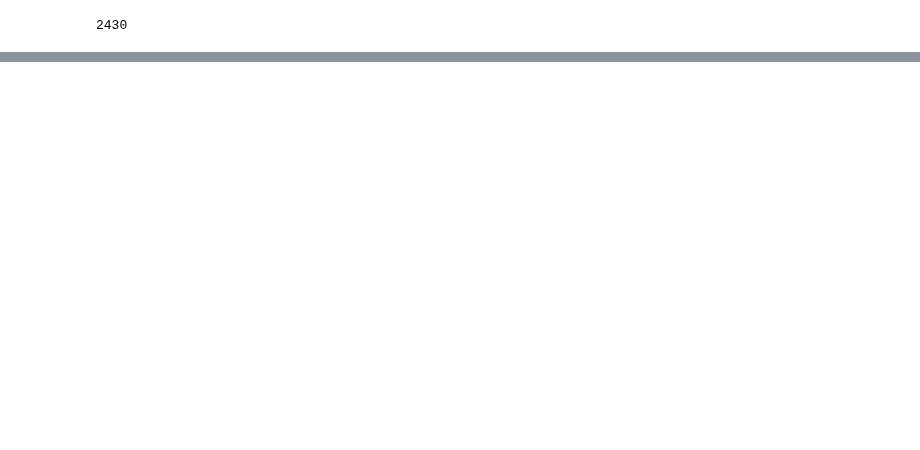
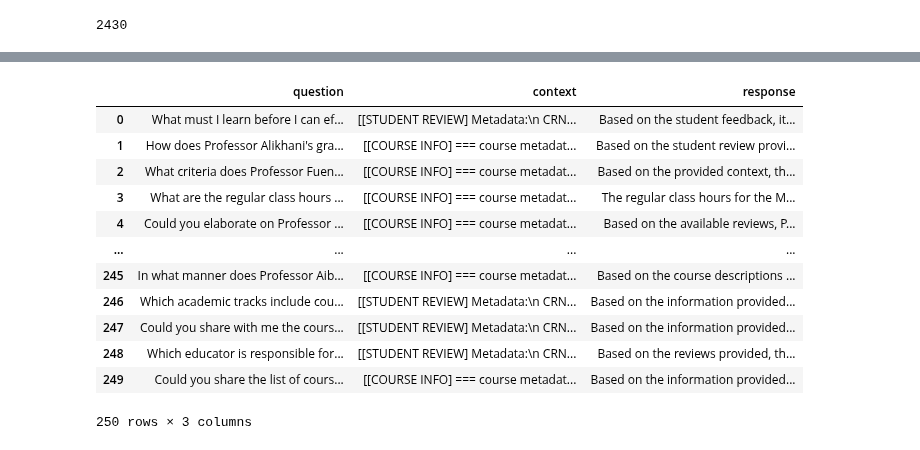
Before and after one commit to Kishore-Pratheesh-AI-Projects/course-registration-chatbot, a Jupyter notebook: curriculum_compass/dataset_creation/notebooks/SFT_Dataset_Creation.ipynb, the cells around one changed output, grey strips where cells are left out. Cells and saved outputs as stored; diff of their text form; code cells hidden in the pictures; blank space fills up the shorter version.

Commit message:
Added SFT Dataset Creation code & Changed relative to absolute imports

```diff
--- a/curriculum_compass/dataset_creation/notebooks/SFT_Dataset_Creation.ipynb
+++ b/curriculum_compass/dataset_creation/notebooks/SFT_Dataset_Creation.ipynb
@@ -253,0 +301,13 @@ len(questions)
+# %%
+random_questions = np.random.choice(questions, size=250, replace=False)
+# %%
+from tqdm import tqdm
+
+contexts = []
+responses = []
+
+for query in tqdm(random_questions):
+    context, response = integrated_rag(query,config['course_k'],config['review_k'],config['final_k'])
+
+    contexts.append(context)
+    responses.append(response)
@@ -253,0 +452,21 @@ len(questions)
+# %%
+sft_df = pd.DataFrame()
+sft_df["question"] = random_questions
+sft_df["context"] = contexts
+sft_df["response"] = responses
+# %%
+sft_df
+# %% [output]
+|  | question | context | response |
+| 0 | What must I learn before I can ef... | [[STUDENT REVIEW] Metadata:\n CRN... | Based on the student feedback, it... |
+| 1 | How does Professor Alikhani's gra... | [[COURSE INFO] === course metadat... | Based on the student review provi... |
+| 2 | What criteria does Professor Fuen... | [[COURSE INFO] === course metadat... | Based on the provided context, th... |
+| 3 | What are the regular class hours ... | [[COURSE INFO] === course metadat... | The regular class hours for the M... |
+| 4 | Could you elaborate on Professor ... | [[COURSE INFO] === course metadat... | Based on the available reviews, P... |
+| ... | ... | ... | ... |
+| 245 | In what manner does Professor Aib... | [[COURSE INFO] === course metadat... | Based on the course descriptions ... |
+| 246 | Which academic tracks include cou... | [[STUDENT REVIEW] Metadata:\n CRN... | Based on the information provided... |
+| 247 | Could you share with me the cours... | [[STUDENT REVIEW] Metadata:\n CRN... | Based on the information provided... |
+| 248 | Which educator is responsible for... | [[STUDENT REVIEW] Metadata:\n CRN... | Based on the reviews provided, th... |
+| 249 | Could you share the list of cours... | [[COURSE INFO] === course metadat... | Based on the information provided... |
+250 rows × 3 columns
```
Also changed, not shown: parts of 7 cells of this notebook, 8 other files.
